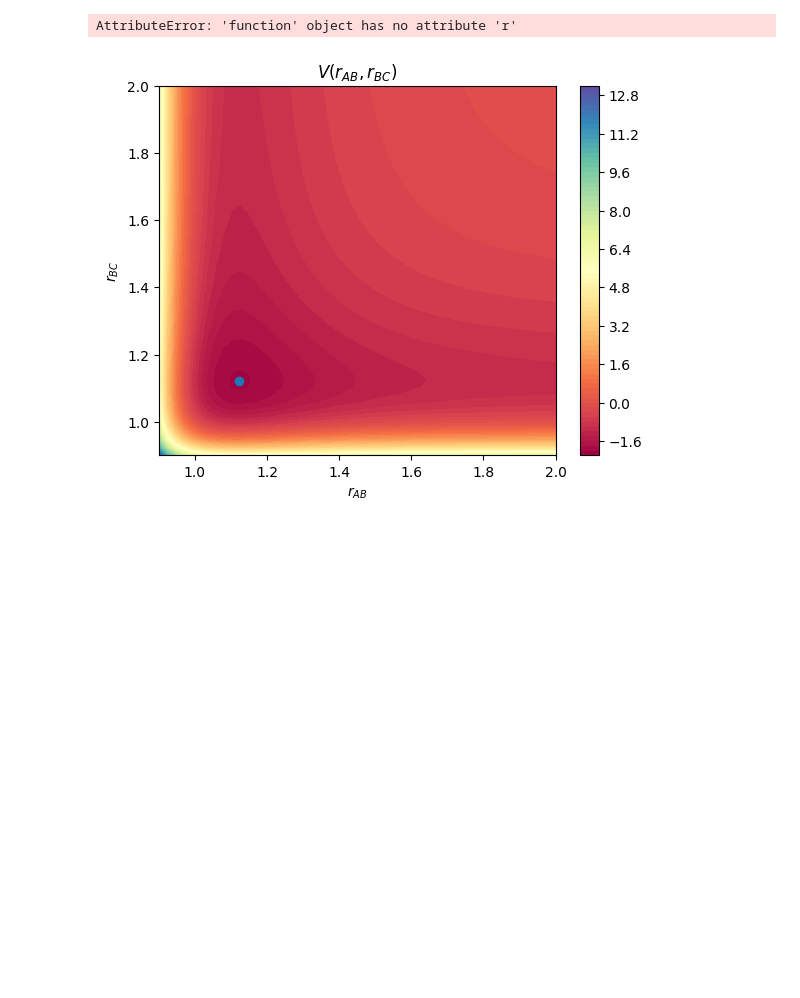
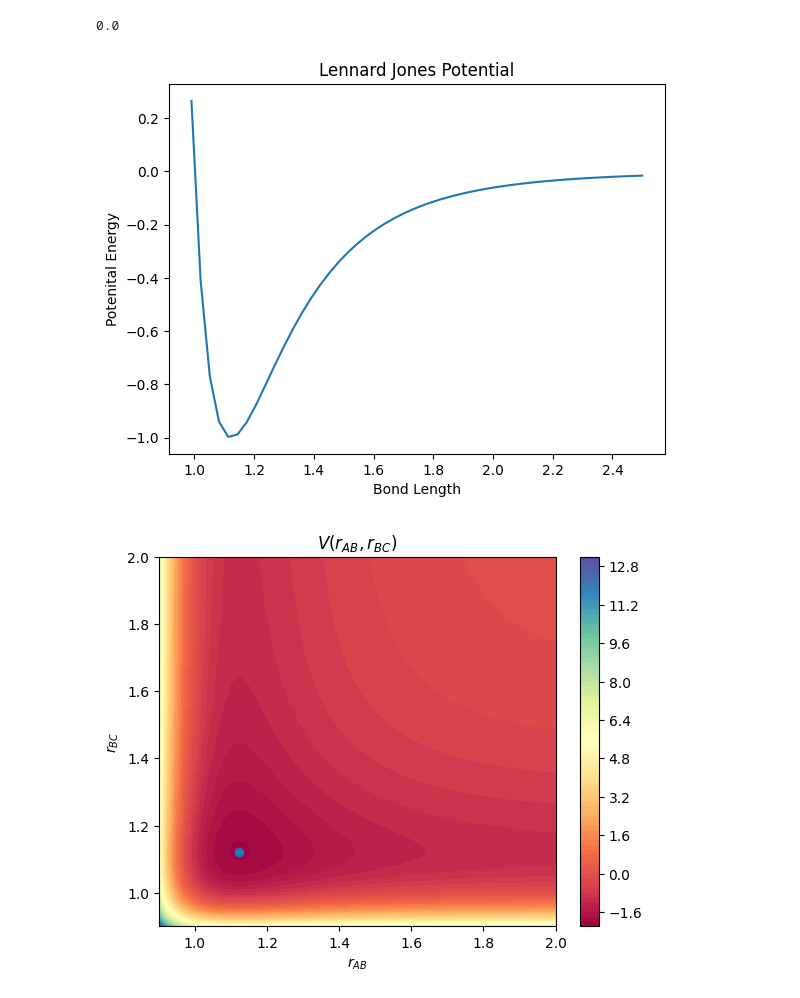
Before and after one commit to Icho2/Computational_Chemistry, a Jupyter notebook: In_class_lj_3D.ipynb, the cells around one changed output. Cells and saved outputs as stored; diff of their text form; code cells hidden in the pictures; blank space fills up the shorter version.

```diff
--- a/In_class_lj_3D.ipynb
+++ b/In_class_lj_3D.ipynb
@@ -5,29 +5,26 @@ import matplotlib.pyplot as plt
 from sklearn.linear_model import LinearRegression
 import sympy as sp
 # %%
+def r_mag(atom_1, atom_2):
+    norm_1 = np.linalg.norm(atom_1)
+    norm_2 = np.linalg.norm(atom_2)
+    r = np.sqrt((norm_2 - norm_1)**2)
+    return r
+
 def Vlj_3d(r_mag, epsilon=1.0, sigma=1.0):
     potential = 4*epsilon*((sigma/r_mag)**12 - (sigma/r_mag)**6)
     return potential
 
-def Flj_3d(r, epsilon=1.0, sigma=1.0):
-    r_mag = np.sqrt((norm.r[0] - norm.r[1])**2)
-    force = no.empty((3,1))
-    for i in range(3):
-        force[i] = (-r[0][i] - r[1][i] * ((24*sigma*(epsilon**6)) / (r_mag**8))
-        *(1-(2*((sigma/r_mag)**6))))
-    return force
-
 A = np.array([1.0, 0.0, 0.0])
 B = np.array([0.0, 0.0, 0.0])
-r = [A,B]
-r_A_mag = norm(A)
-r_B_mag = norm(B)
-r_mag = np.sqrt((r_B_mag - r_A_mag)**2)
-bond_length = np.linspace(0.99, 2.5, 100)
+atoms = [A,B]
+r = r_mag(atoms[0], atoms[1])
 
-
-plt.plot(bond_length, Vlj_3d(bond_length));
-plt.scatter(r_mag, Vlj_3d(r))
-plt.grid();plt.xlabel("$r_{AB}$");plt.ylabel("Energy");plt.show()
+print(Vlj_3d(r)) #This here is for a single point, but lets sketch out this potential for mulitple radii
+radii = np.linspace(0.99,2.5)
+V_E = Vlj_3d(radii)
+plt.plot(radii, V_E);plt.xlabel("Bond Length");plt.ylabel("Potenital Energy");plt.title("Lennard Jones Potential")
+plt.show()
 # %% [output]
-AttributeError: 'function' object has no attribute 'r'
+0.0
+[figure, added]
```
Also changed, not shown: parts of 1 cell of this notebook.
